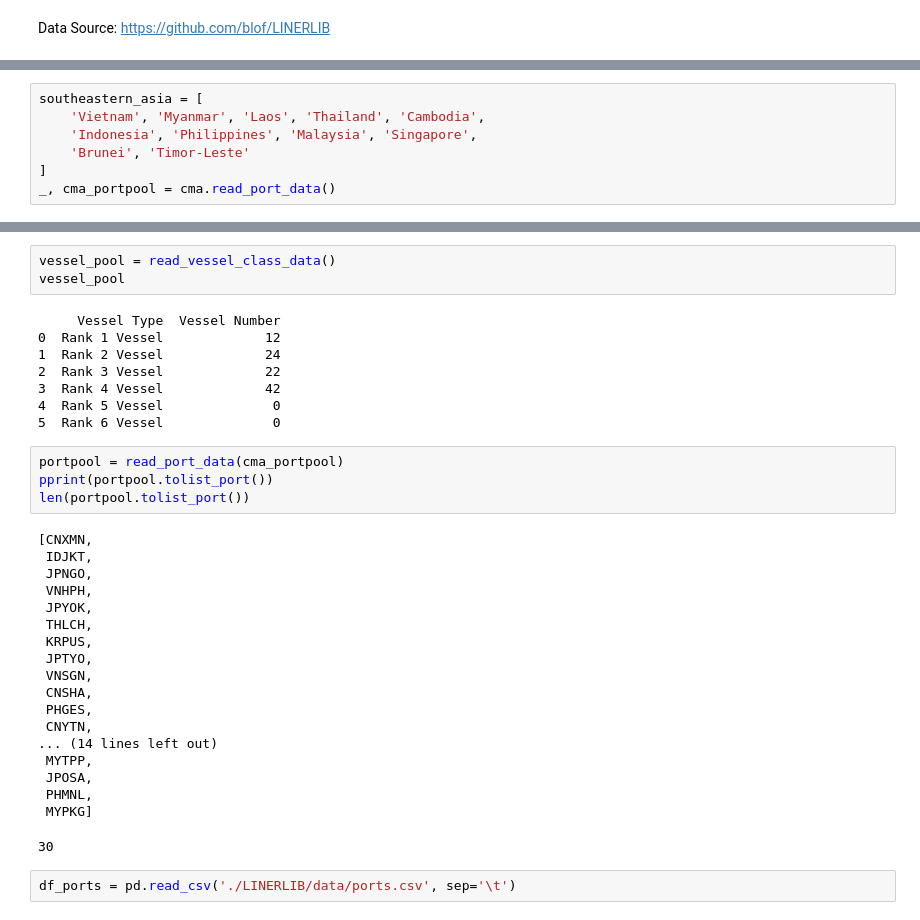
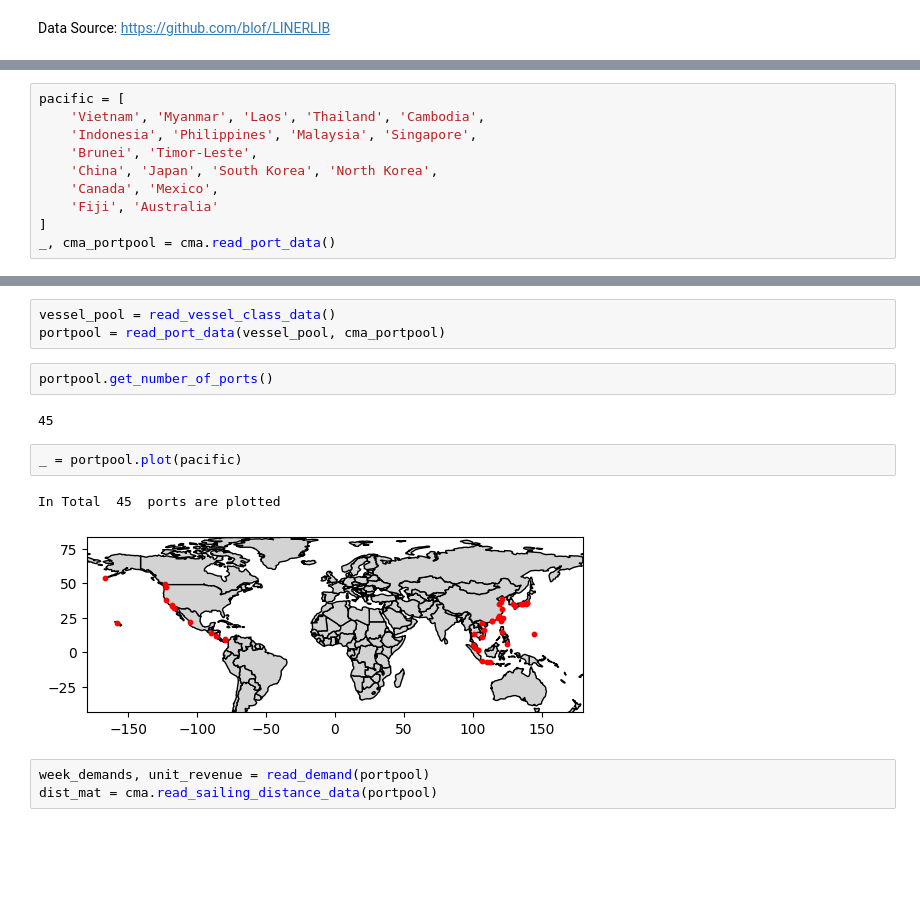
Before and after one commit to anjaliancy/nus-cma-proj-priv, a Jupyter notebook: src/test_benchmarks.ipynb, the cells around one changed output, grey strips where cells are left out. Cells and saved outputs as stored; diff of their text form; blank space fills up the shorter version.

```diff
--- a/src/test_benchmarks.ipynb
+++ b/src/test_benchmarks.ipynb
@@ -14,7 +15,10 @@ from test_benchmarks_utils import \
 # %%
-southeastern_asia = [
+pacific = [
 	'Vietnam', 'Myanmar', 'Laos', 'Thailand', 'Cambodia',
 	'Indonesia', 'Philippines', 'Malaysia', 'Singapore',
-	'Brunei', 'Timor-Leste'
+	'Brunei', 'Timor-Leste',
+	'China', 'Japan', 'South Korea', 'North Korea',
+	'Canada', 'Mexico',
+	'Fiji', 'Australia'
 ]
 _, cma_portpool = cma.read_port_data()
@@ -26,37 +25,16 @@ In Total  41  ports are plotted
 # %%
 vessel_pool = read_vessel_class_data()
-vessel_pool
+portpool = read_port_data(vessel_pool, cma_portpool)
-# %% [output]
-     Vessel Type  Vessel Number
-0  Rank 1 Vessel             12
-1  Rank 2 Vessel             24
-2  Rank 3 Vessel             22
-3  Rank 4 Vessel             42
-4  Rank 5 Vessel              0
-5  Rank 6 Vessel              0
-# %%
-portpool = read_port_data(cma_portpool)
-pprint(portpool.tolist_port())
-len(portpool.tolist_port())
-# %% [output]
-[CNXMN,
- IDJKT,
- JPNGO,
- VNHPH,
- JPYOK,
- THLCH,
- KRPUS,
- JPTYO,
- VNSGN,
- CNSHA,
- PHGES,
- CNYTN,
-... (14 lines left out)
- MYTPP,
- JPOSA,
- PHMNL,
- MYPKG]
-30
+# %%
+portpool.get_number_of_ports()
+# %% [output]
+45
+# %%
+_ = portpool.plot(pacific)
+# %% [output]
+In Total  45  ports are plotted
+[figure, added]
 # %%
-df_ports = pd.read_csv('./LINERLIB/data/ports.csv', sep='\t')
+week_demands, unit_revenue = read_demand(portpool)
+dist_mat = cma.read_sailing_distance_data(portpool)
 # %%
```
Also changed, not shown: parts of 9 cells of this notebook, 8 other files.
